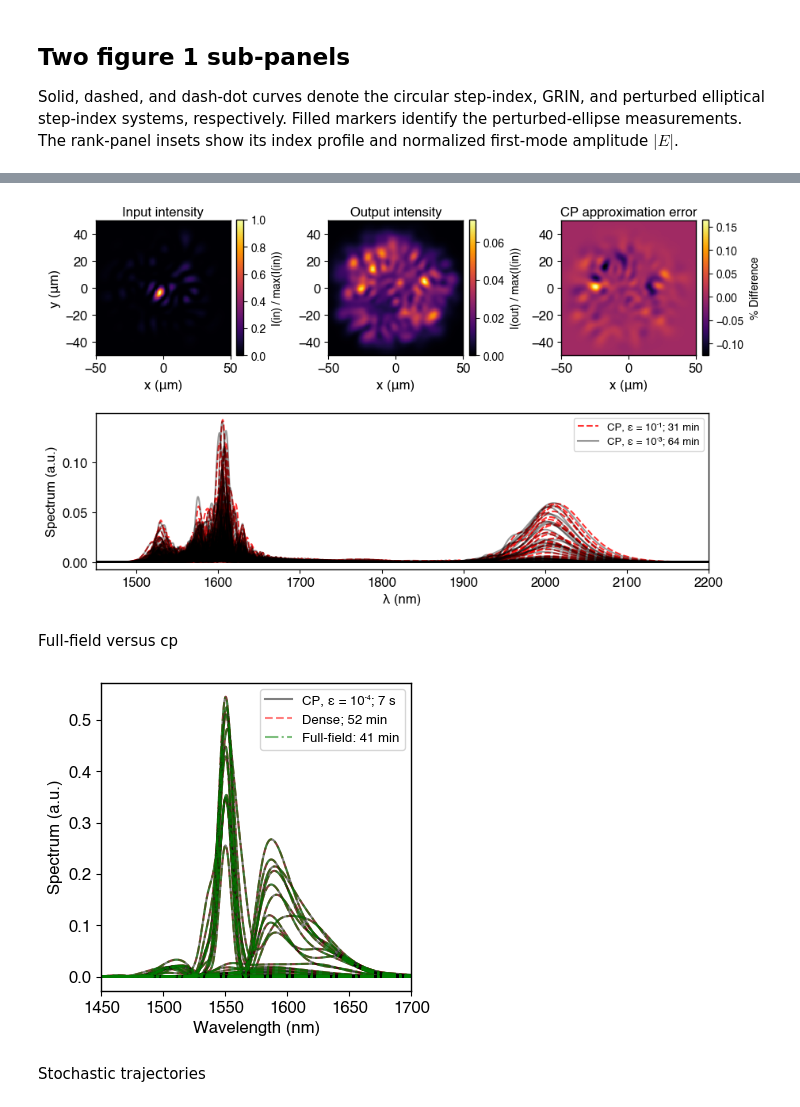
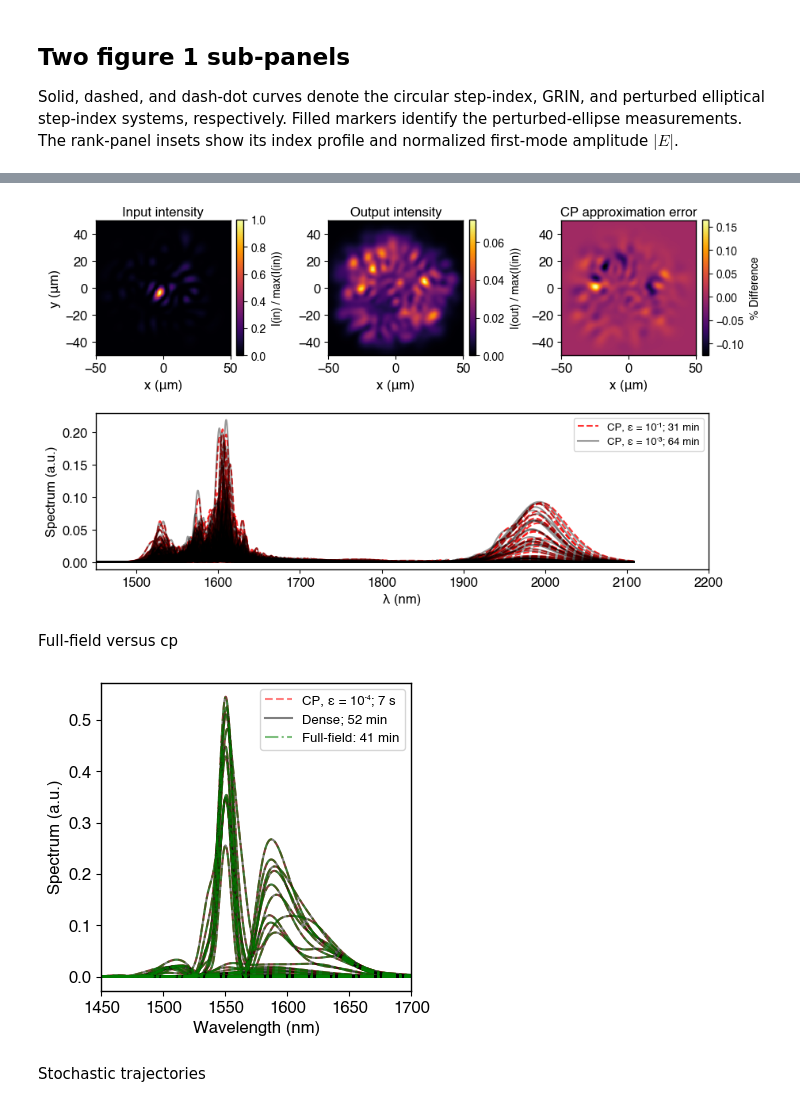
Before and after one commit to nrivera494/FastDifferentiableMMNLO, a Jupyter notebook: data_analysis/cp_results.ipynb, the cells around one changed output, grey strips where cells are left out. Saved outputs shown, nothing was run; the diff lists cells and outputs as text; code cells hidden in the pictures.

Commit message:
some data and example updates
data for stochastic and 1035 mode examples too large - need to host elsewhere or offer on request

```diff
--- a/data_analysis/cp_results.ipynb
+++ b/data_analysis/cp_results.ipynb
@@ -684,10 +433,0 @@ spec_0p001 = npzread("../spectral_fields_cp_1025modes_0p001.npy");
-# %%
-figure(figsize=(2.5,2))
-pcolormesh(xvals_1025_um,xvals_1025_um,Ixy_in ./ maximum(Ixy_in ),cmap="inferno")
-xlabel("x (μm)")
-ylabel("y (μm)")
-xlim(-50,50)
-ylim(-50,50)
-cb = colorbar()
-cb.set_label("I(in) / max(I(in))")
-display(gcf())
@@ -696,10 +433,0 @@ display(gcf())
-# %%
-figure(figsize=(2.5,2))
-pcolormesh(xvals_1025_um,xvals_1025_um,Ixy0p001 ./ maximum(Ixy_in),cmap="inferno")
-xlabel("x (μm)")
-ylabel("y (μm)")
-xlim(-50,50)
-ylim(-50,50)
-cb = colorbar()
-cb.set_label("I(out) / max(I(in))")
-display(gcf())
@@ -708,10 +433,0 @@ display(gcf())
-# %%
-figure(figsize=(2.5,2))
-pcolormesh(xvals_1025_um,xvals_1025_um,(Ixy0p001-Ixy0p1) ./ maximum(Ixy0p1) ,cmap="inferno")
-xlabel("x (μm)")
-ylabel("y (μm)")
-xlim(-50,50)
-ylim(-50,50)
-cb = colorbar()
-cb.set_label("% Difference")
-display(gcf())
@@ -748,45 +446,45 @@ spatial_panels = (
 )
 
 for (j, (ax, image_data, panel_title, colorbar_label)) in enumerate(spatial_panels)
-    mesh = ax.pcolormesh(xvals_1025_um, xvals_1025_um, image_data;
+    mesh = ax.pcolormesh(xvals_1035_um, xvals_1035_um, image_data;
         cmap="inferno", shading="auto")
     ax.set_title(panel_title; fontsize=12, pad=4)
     ax.set_xlabel("x (μm)")
     j == 1 && ax.set_ylabel("y (μm)")
     ax.set_xlim(-50, 50)
     ax.set_ylim(-50, 50)
     ax.set_aspect("equal")
     cb = fig_combined.colorbar(mesh; ax=ax, fraction=0.046, pad=0.04)
     cb.set_label(colorbar_label; fontsize=10, labelpad=5)
     cb.ax.tick_params(labelsize=10)
 end
 
 cp_lines_0p1_combined = ax_spec.plot(
-    λ_nm1025, abs2.(spec_0p1[:, 1:120, 1]);
+    λ_nm1035, abs2.(spec_0p1[:, 1:120, 1]);
     linestyle="--", color="red", alpha=0.8,
 )
 cp_lines_0p001_combined = ax_spec.plot(
-    λ_nm1025, abs2.(spec_0p001[:, 1:120, 1]);
+    λ_nm1035, abs2.(spec_0p001[:, 1:120, 1]);
     linestyle="-", color="black", alpha=0.4,
 )
 ax_spec.set_xlim(1450, 2200)
 ax_spec.set_xlabel("λ (nm)")
 ax_spec.set_ylabel("Spectrum (a.u.)")
 ax_spec.legend(
     [cp_lines_0p1_combined[1], cp_lines_0p001_combined[1]],
     ["CP, ε = 10⁻¹; 31 min", "CP, ε = 10⁻³; 64 min"];
     frameon=true, loc="upper right",
 )
 
 fig_combined.subplots_adjust(
     left=0.075, right=0.985, bottom=0.11, top=0.95,
     wspace=0.58, hspace=0.30,
 )
-savefig("../output/pdf/figure3_1035modes.pdf"; bbox_inches="tight", pad_inches=0.05)
-savefig("../output/pdf/figure3_1035modes.png"; dpi=600, bbox_inches="tight", pad_inches=0.05)
+savefig(joinpath(OUTPUT_PDF_DIR, "figure3_1035modes.pdf"); bbox_inches="tight", pad_inches=0.05)
+savefig(joinpath(OUTPUT_PDF_DIR, "figure3_1035modes.png"); dpi=600, bbox_inches="tight", pad_inches=0.05)
 display(fig_combined)
 # %% [output]
-[figure, old version]
+[figure, new version]
 # %% [markdown]
 Full-field versus cp
 # %%
@@ -805,15 +503,15 @@ xlabel("Wavelength (nm)")
 ylabel("Spectrum (a.u.)")
 
 legend(
-    [dense_lines[1], cp_lines[1], ff_lines[1]],
+    [cp_lines[1], dense_lines[1], ff_lines[1]],
     ["CP, ε = 10⁻⁴; 7 s", "Dense; 52 min", "Full-field: 41 min"];
     frameon=true,
     loc="upper right",
 )
-savefig("../output/pdf/ff_cp_dense.pdf"; bbox_inches="tight", pad_inches=0.05)
+savefig(joinpath(OUTPUT_PDF_DIR, "ff_cp_dense.pdf"); bbox_inches="tight", pad_inches=0.05)
 display(gcf())
 # %% [output]
-[figure, old version]
+[figure, new version]
 # %% [markdown]
 Stochastic trajectories
 # %%
```
Also changed, not shown: parts of 40 cells of this notebook, 20 other files.
